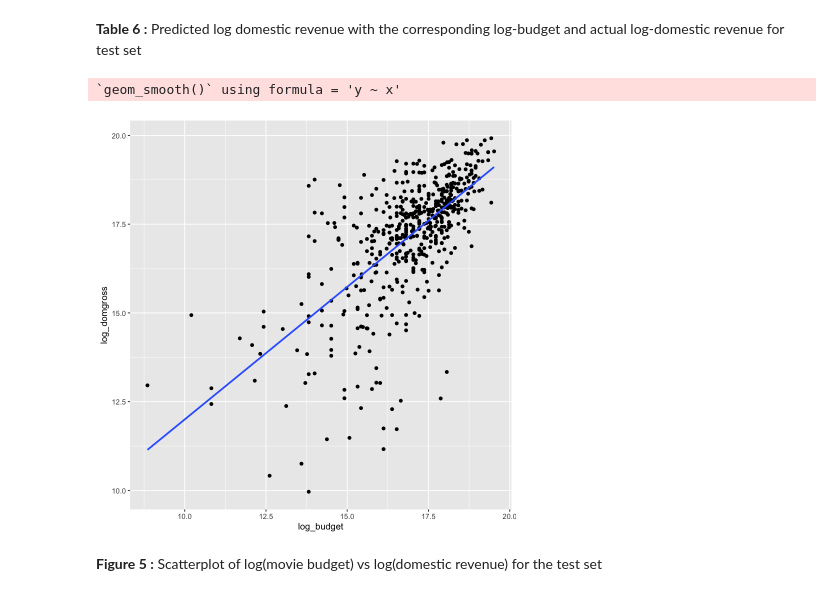
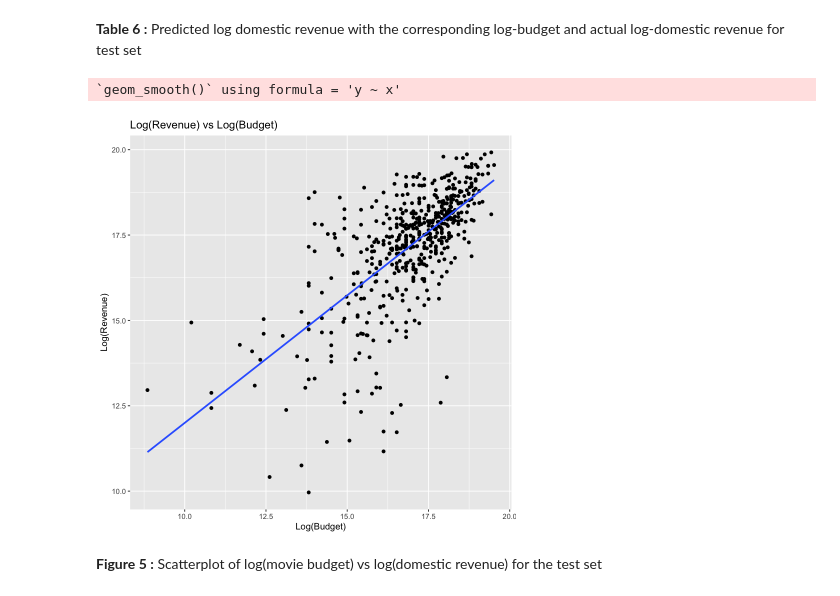
Before and after one commit to UBC-DSCI-310-2025W2/dsci-310-group-5, a Jupyter notebook: notebooks/analysis_movie-revenue.ipynb, the cells around one changed output. Drawn from its saved outputs; the diff is of its cells as text; code cells hidden in the pictures.

```diff
--- a/notebooks/analysis_movie-revenue.ipynb
+++ b/notebooks/analysis_movie-revenue.ipynb
@@ -267,12 +287,13 @@ A tibble: 6 × 3
 # %%
 preds_plot <- preds |>
     ggplot(aes(x = log_budget, y = log_domgross)) +
     geom_point() +
-    geom_smooth(method = "lm", se = FALSE)
+    geom_smooth(method = "lm", se = FALSE) +
+    labs(title = "Log(Revenue) vs Log(Budget)", x = "Log(Budget)", y = "Log(Revenue)")
 preds_plot
 # %% [output]
 `geom_smooth()` using formula = 'y ~ x'
-[figure, old version]
+[figure, new version]
 # %% [markdown]
 **Figure 5 :** Scatterplot of log(movie budget) vs log(domestic revenue) for the test set
 # %%
```
Also changed, not shown: parts of 3 cells of this notebook, 6 other files.
